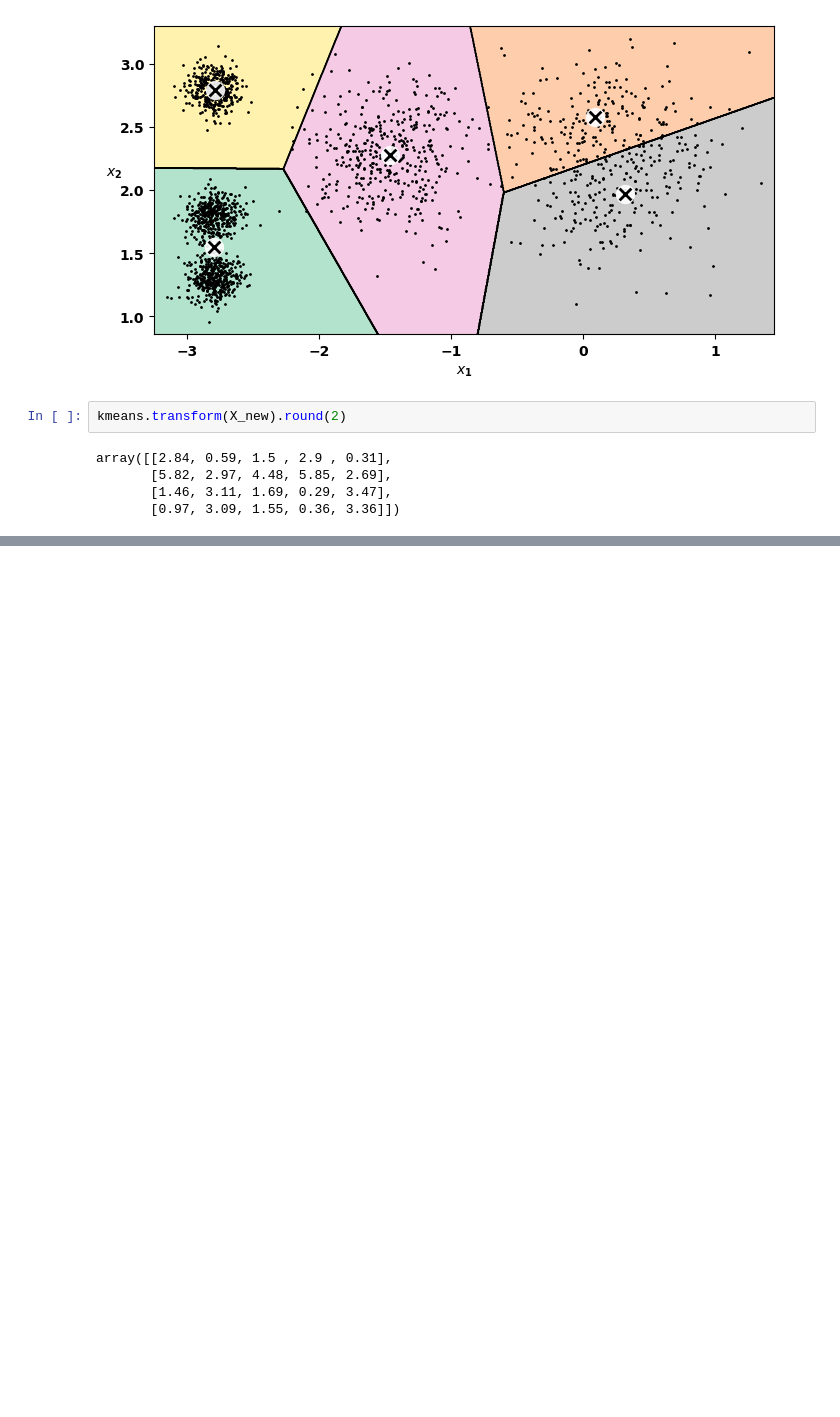
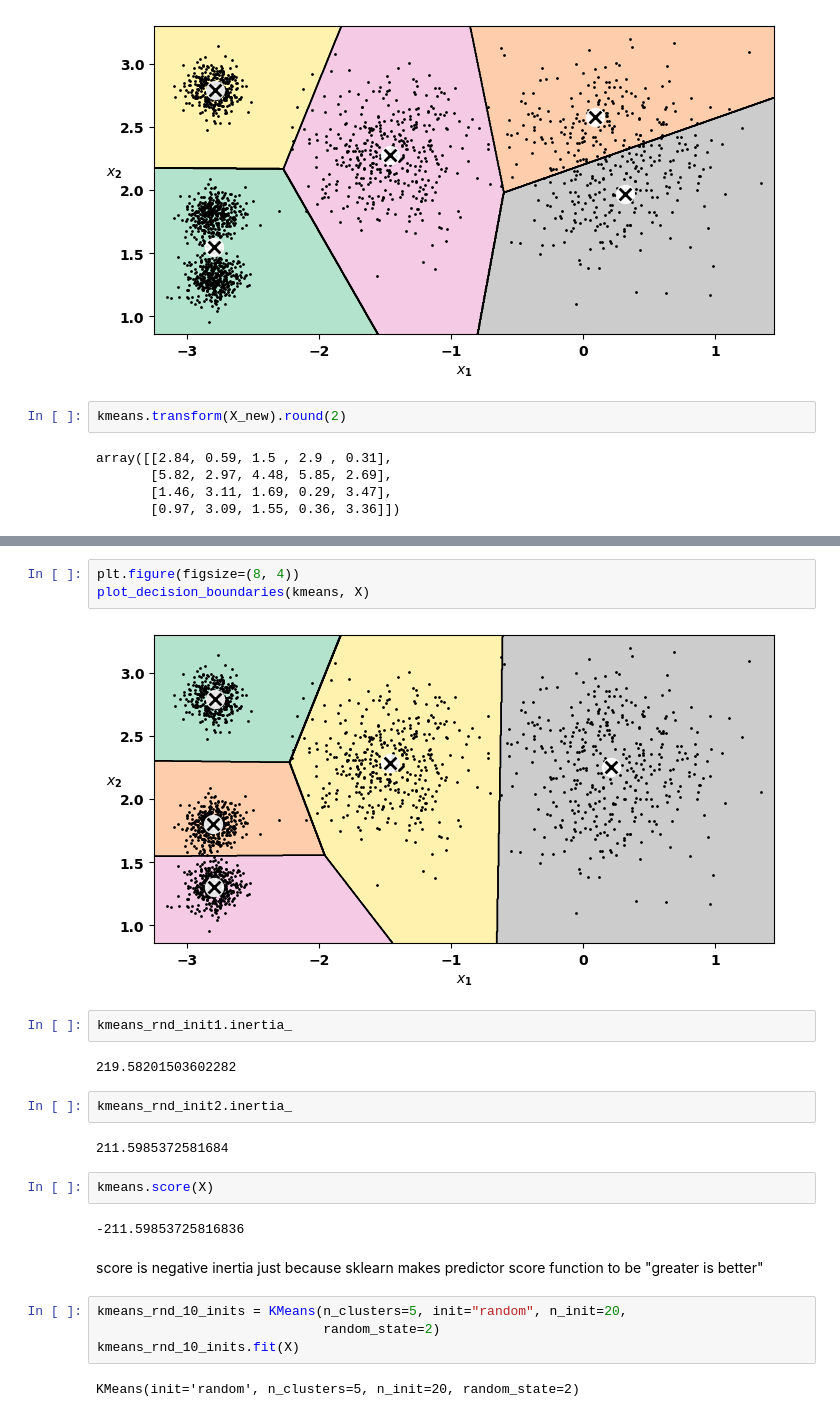
Before and after one commit to sayedgamal99/Data-Science, a Jupyter notebook: Educational/Hands-On-Machine-Learning/CH9 Unsupervised Learning Techniques/notebook.ipynb, the cells around one changed output, grey strips where cells are left out. Drawn from its saved outputs; the diff is of its cells as text; blank space fills up the shorter version.

```diff
--- a/Educational/Hands-On-Machine-Learning/CH9 Unsupervised Learning Techniques/notebook.ipynb
+++ b/Educational/Hands-On-Machine-Learning/CH9 Unsupervised Learning Techniques/notebook.ipynb
@@ -115,0 +208,25 @@ array([[2.84, 0.59, 1.5 , 2.9 , 0.31],
+# %%
+plt.figure(figsize=(8, 4))
+plot_decision_boundaries(kmeans, X)
+# %% [output]
+[figure, added]
+# %%
+kmeans_rnd_init1.inertia_
+# %% [output]
+219.58201503602282
+# %%
+kmeans_rnd_init2.inertia_
+# %% [output]
+211.5985372581684
+# %%
+kmeans.score(X)
+# %% [output]
+-211.59853725816836
+# %% [markdown]
+score is negative inertia just because sklearn makes predictor score function to be "greater is better"
+# %%
+kmeans_rnd_10_inits = KMeans(n_clusters=5, init="random", n_init=20,
+                             random_state=2)
+kmeans_rnd_10_inits.fit(X)
+# %% [output]
+KMeans(init='random', n_clusters=5, n_init=20, random_state=2)
```
Also changed, not shown: parts of 12 cells of this notebook.
